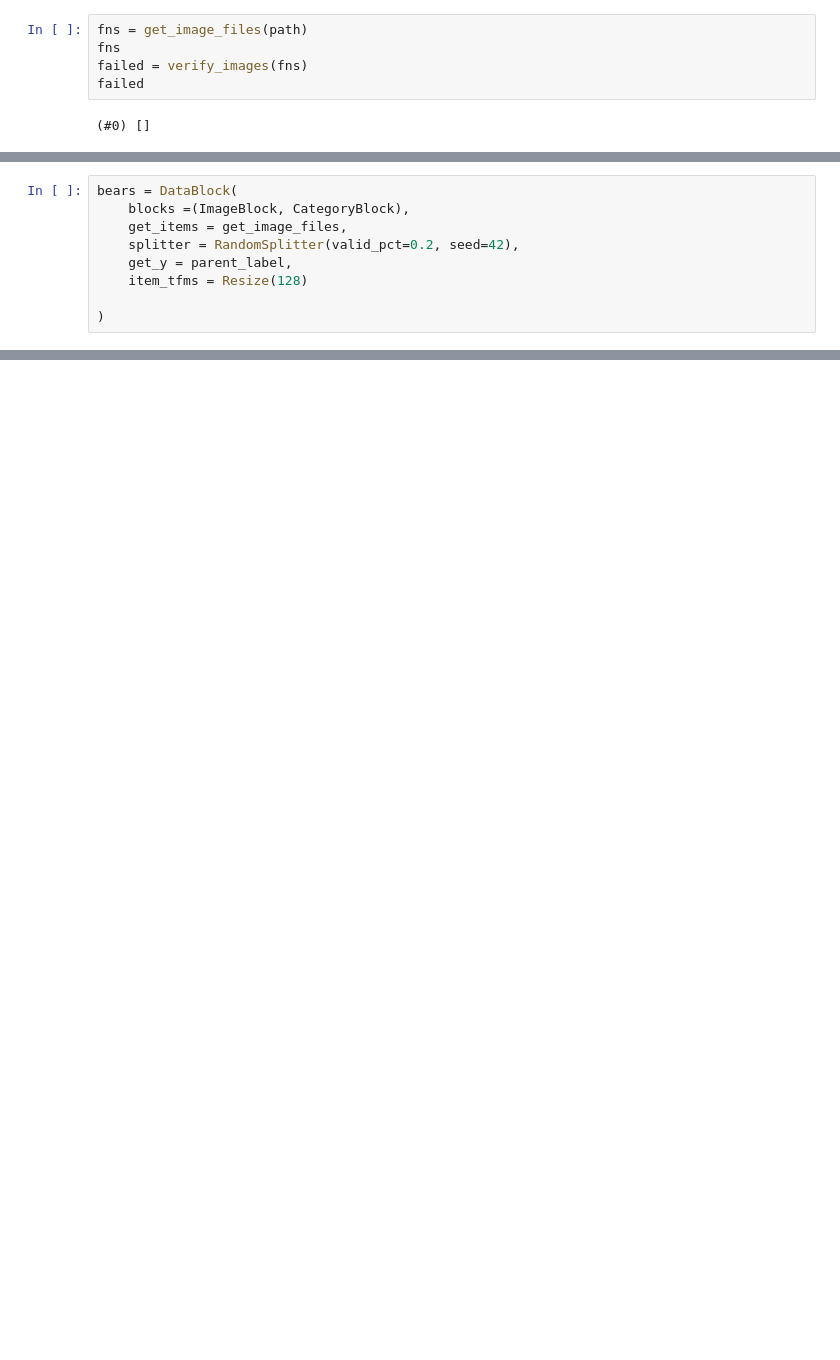
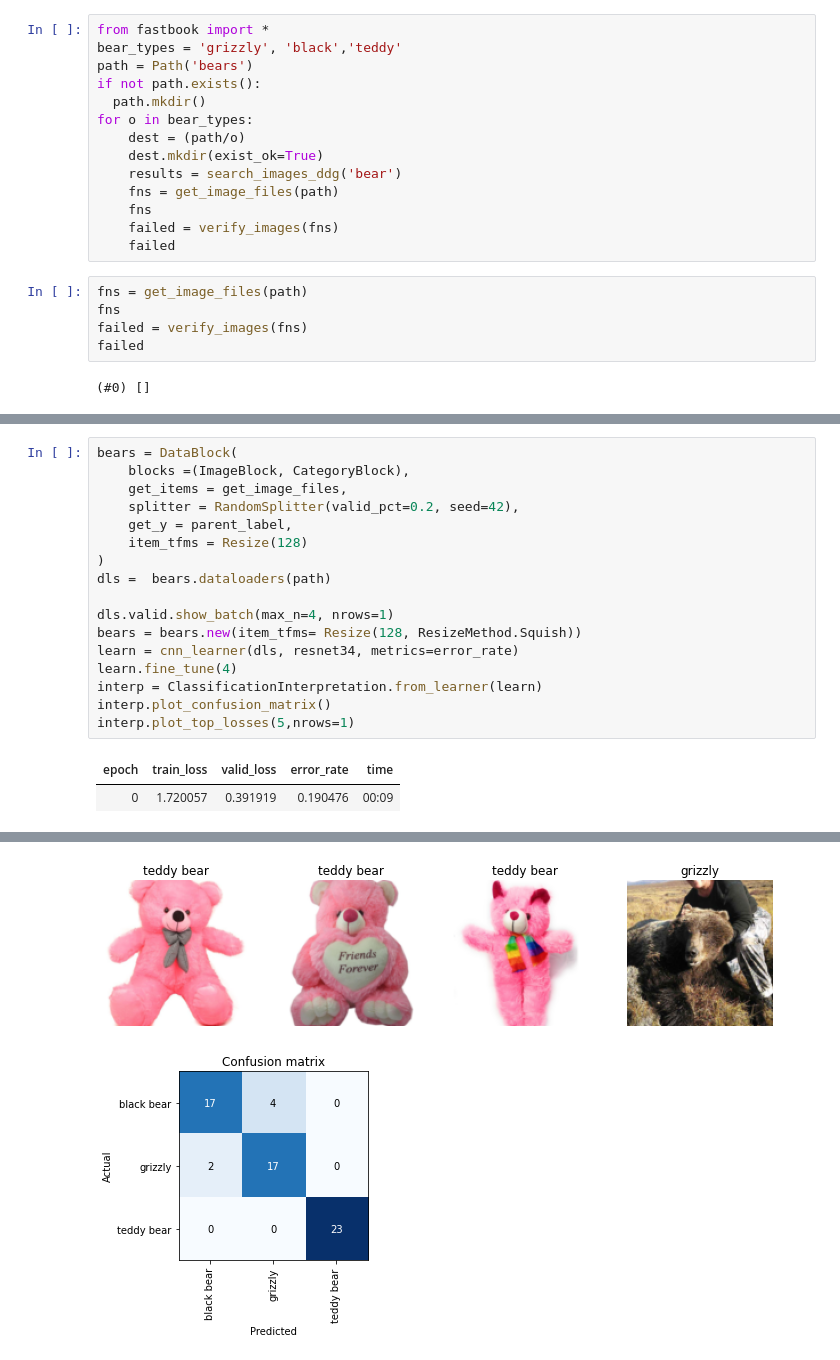
Before and after one commit to Reptilefury/coursera-machine-learning, a Jupyter notebook: FastAi.ipynb, the cells around one changed output, grey strips where cells are left out. Saved outputs shown, nothing was run; the diff lists cells and outputs as text; blank space fills up the shorter version.

```diff
--- a/FastAi.ipynb
+++ b/FastAi.ipynb
@@ -191,6 +187,20 @@ if not path.exists():
     fns
     failed = verify_images(fns)
     failed
+# %%
+from fastbook import *
+bear_types = 'grizzly', 'black','teddy'
+path = Path('bears')
+if not path.exists():
+  path.mkdir()
+for o in bear_types:
+    dest = (path/o)
+    dest.mkdir(exist_ok=True)
+    results = search_images_ddg('bear')
+    fns = get_image_files(path)
+    fns
+    failed = verify_images(fns)
+    failed
 # %%
 fns = get_image_files(path)
 fns
@@ -212,5 +215,16 @@ bears = DataBlock(
     splitter = RandomSplitter(valid_pct=0.2, seed=42),
     get_y = parent_label,
     item_tfms = Resize(128)
+)
+dls =  bears.dataloaders(path)
 
-)
+dls.valid.show_batch(max_n=4, nrows=1)
+bears = bears.new(item_tfms= Resize(128, ResizeMethod.Squish))
+learn = cnn_learner(dls, resnet34, metrics=error_rate)
+learn.fine_tune(4)
+interp = ClassificationInterpretation.from_learner(learn)
+interp.plot_confusion_matrix()
+interp.plot_top_losses(5,nrows=1)
+# %% [output]
+| epoch | train_loss | valid_loss | error_rate | time |
+| 0 | 1.720057 | 0.391919 | 0.190476 | 00:09 |
@@ -216,0 +237,2 @@ bears = DataBlock(
+[figure, added]
+[figure, added]
```
Also changed, not shown: parts of 17 cells of this notebook.
